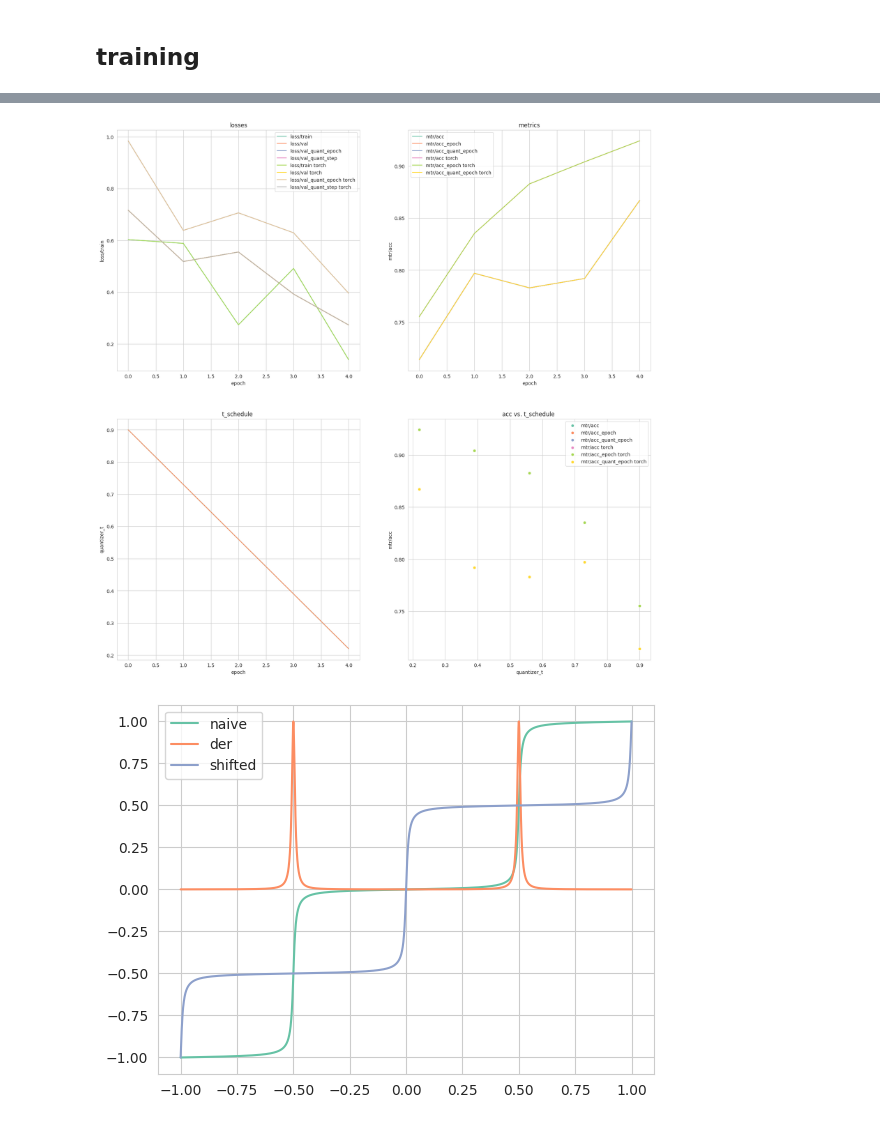
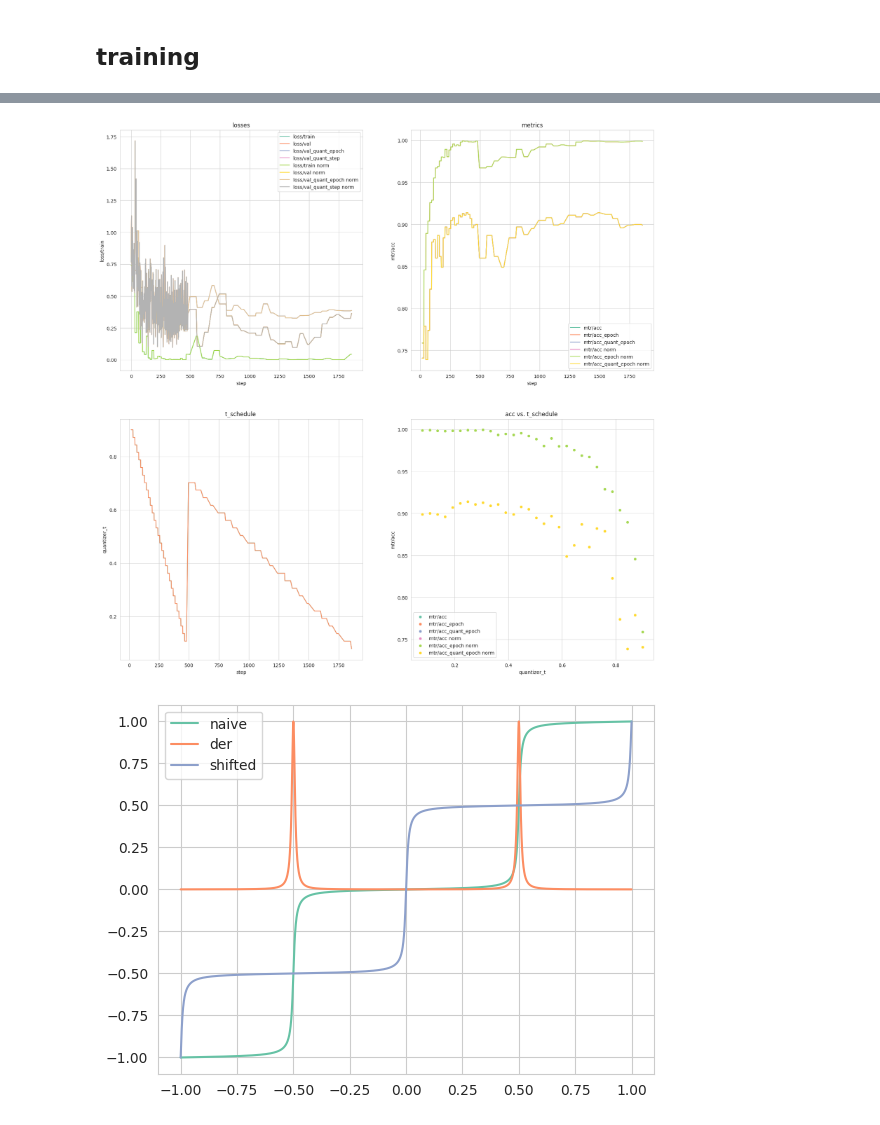
Before and after one commit to data-satanism/SoftStairs-QAT, a Jupyter notebook: experiments/CV/inception_stl10.ipynb, the cells around one changed output, grey strips where cells are left out. Saved outputs shown, nothing was run; the diff lists cells and outputs as text; code cells hidden in the pictures.

```diff
--- a/experiments/CV/inception_stl10.ipynb
+++ b/experiments/CV/inception_stl10.ipynb
@@ -545,13 +585,13 @@ sns.set_style("whitegrid")
 sns.set_palette("Set2")
 
 
-def plot_dynamics(name, scale='step', metric='acc', axes=None, suffix=''):
+def plot_dynamics(name, scale='step', metric='acc', axes=None, suffix='', agg_func='mean'):
     name, *version = name.split('#')
     if not version:
         version = None
     else:
         version = int(version[0])
-    dynamics, final_results = read_results(name, scale, version)
+    dynamics, final_results = read_results(name, scale, version, agg_func)
 
     if axes is None:
         fig, axes = plt.subplots(2, 2, figsize=(20, 20))
@@ -566,38 +606,38 @@ def plot_dynamics(name, scale='step', metric='acc', axes=None, suffix=''):
 
     for c in [c for c in dynamics.columns if not metric and c.startswith('mtr/') or isinstance(metric, str) and metric in c]:
         sns.lineplot(dynamics, x=scale, y=c, ax=axes[0][1], label=c + suffix)
     axes[0][1].legend()
     axes[0][1].set_title('metrics')
 
     if not 'quantizer_t' in dynamics:
         return axes
 
     # t schedule
 
     ax = axes[1][0]
     sns.lineplot(dynamics, x=scale, y='quantizer_t', ax=ax)
     ax.set_title(f't_schedule ')
 
     # metric vs. t_schedule
 
     ax = axes[1][1]
     for c in [c for c in dynamics.columns if not metric and c.startswith('mtr/') or isinstance(metric, str) and metric in c]:
         sns.scatterplot(dynamics, x='quantizer_t', y=c, ax=ax, label=c + suffix)
         if not metric:
             break
     # sns.scatterplot(dynamics, x='quantizer_t', y=f'train_{metric}', ax=ax)
     ax.set_title(f'{metric} vs. t_schedule ')
     return axes
 
 
 # plot_dynamics('InceptionNet_STL10_b4', 'epoch')
-def plot_comparison(exp, baseline, scale, metric, suffix=(' (torch qat)')):
-    axes = plot_dynamics(exp, scale, metric)
-    axes = plot_dynamics(baseline, scale, metric, axes, suffix)
+def plot_comparison(exp, baseline, scale, metric, suffix=(' (torch qat)'), agg_func='mean'):
+    axes = plot_dynamics(exp, scale, metric, agg_func=agg_func)
+    axes = plot_dynamics(baseline, scale, metric, axes, suffix, agg_func=agg_func)
 
-plot_comparison('InceptionNet_STL10_b8_tstandard', 'InceptionNet_STL10_b8_tstandard', 'epoch', 'acc', ' torch')
+plot_comparison('InceptionNet_STL10_b8_tstandard#0', 'InceptionNet_STL10_b8_tstandard#1', 'step', 'acc', ' norm', agg_func='last')
 # %% [output]
-[figure, old version]
+[figure, new version]
 # %%
 from softstairs_qat.core.soft_stairs import softstairs_naive
 import math
```
Also changed, not shown: parts of 4 cells of this notebook, 7 other files.
